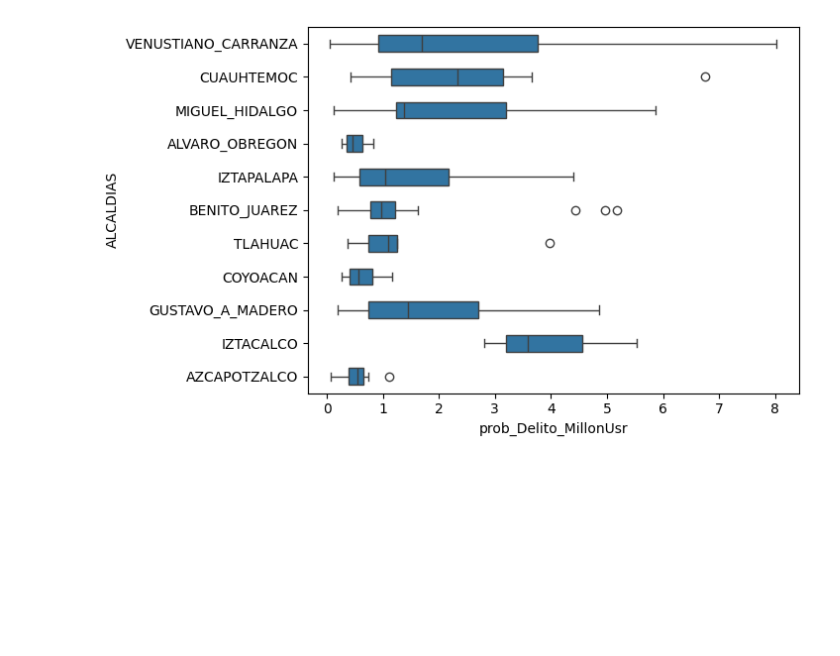
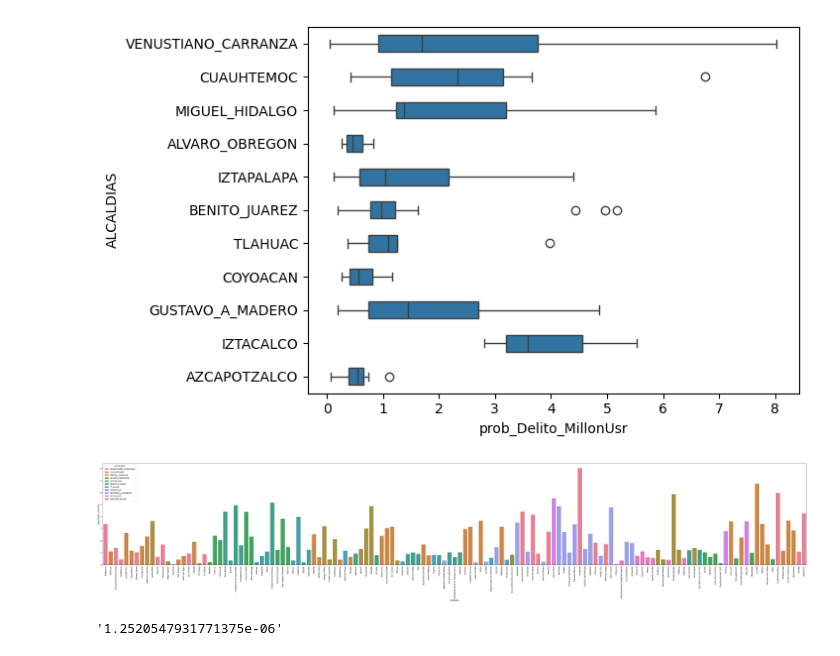
Before and after one commit to Eduardo-42/STC, a Jupyter notebook: STC.ipynb, the cells around one changed output. Drawn from its saved outputs; the diff is of its cells as text; code cells hidden in the pictures; blank space fills up the shorter version.

```diff
--- a/STC.ipynb
+++ b/STC.ipynb
@@ -54,3 +54,10 @@ sns.boxplot(data=dfStc, x="prob_Delito_MillonUsr", y="ALCALDIAS", width=.5)
 # %% [output]
 <Axes: xlabel='prob_Delito_MillonUsr', ylabel='ALCALDIAS'>
 [figure]
+# %%
+plt.figure(figsize=(50, 10))
+sns.barplot(dfStc, x="NOMBRE", y="prob_Delito_MillonUsr", hue="ALCALDIAS")
+plt.xticks(rotation='vertical')
+plt.tight_layout()
+# %% [output]
+[figure, added]
@@ -56,0 +83,6 @@ sns.boxplot(data=dfStc, x="prob_Delito_MillonUsr", y="ALCALDIAS", width=.5)
+# %%
+estacionesUsadas = ['Cuauhtemoc', 'Chapultepec','Salto del Agua']
+trayecto = probAsalto(estacionesUsadas)
+str(trayecto)
+# %% [output]
+'1.2520547931771375e-06'
```
Also changed, not shown: parts of 3 cells of this notebook.
